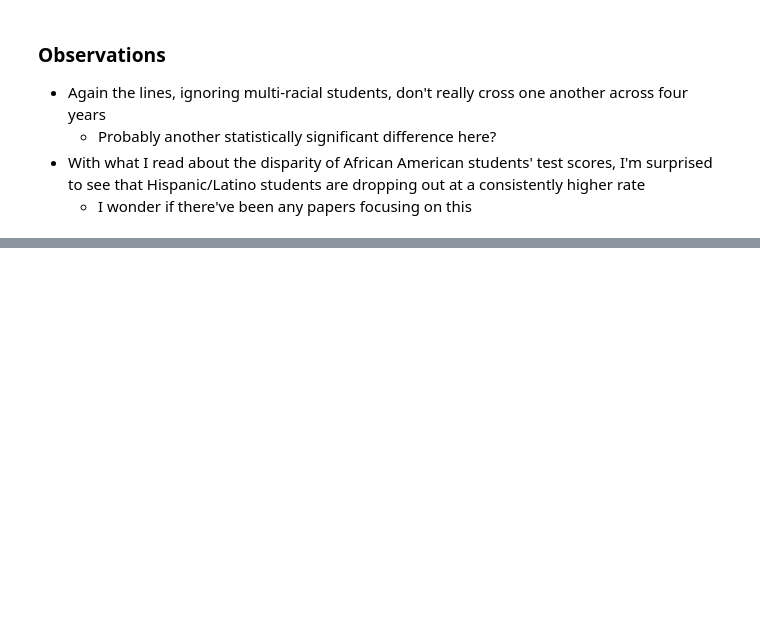
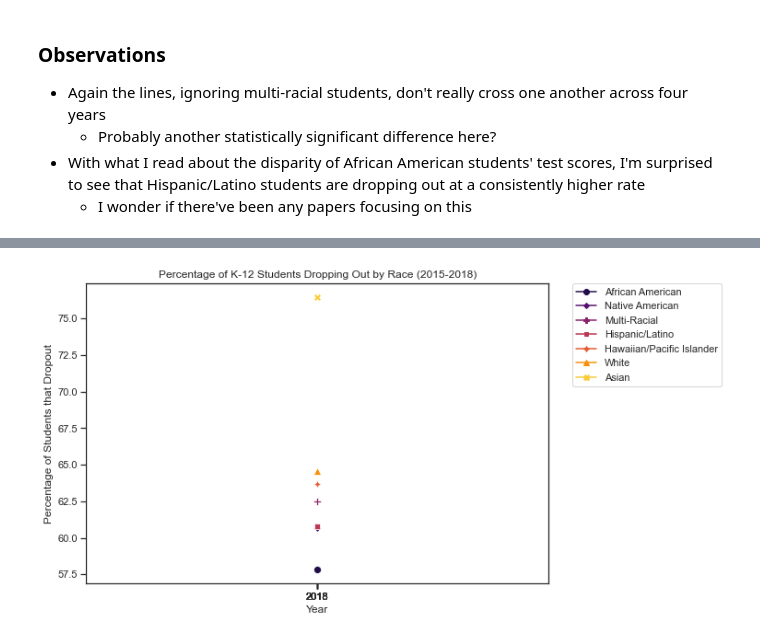
Before and after one commit to annapoliswu/CISC367_Midterm, a Jupyter notebook: messy-student-performance-analysis.ipynb, the cells around one changed output, grey strips where cells are left out. Cells and saved outputs as stored; diff of their text form; code cells hidden in the pictures; blank space fills up the shorter version.

```diff
--- a/messy-student-performance-analysis.ipynb
+++ b/messy-student-performance-analysis.ipynb
@@ -463,0 +584,25 @@ plt.show()
+# %%
+
+doOrder = ['Asian', 'White', 'Hispanic/Latino','Multi-Racial', 'Native American','African American']
+doOrderReversed = doOrder[::-1]
+
+ela_plot = sns.lineplot(x = 'SchoolYear',
+                        y = 'AvgPctOfTargetMet',
+                        data = growth_ela,
+                        hue = 'SubGroup',
+                        style = 'SubGroup',
+                        markers = True,
+                        dashes = False,
+                        markersize = 8,
+                        hue_order = plotOrderReversed,
+                        palette = 'inferno'
+                      )
+
+
+ela_plot.set_xticks(growth_ela['SchoolYear'].values)
+ela_plot.set(xlabel='Year', ylabel="Percentage of Students that Dropout", title="Percentage of K-12 Students Dropping Out by Race (2015-2018)")
+
+plt.legend(bbox_to_anchor=(1.05, 1), loc=2, borderaxespad=0)
+plt.show()
+# %% [output]
+[figure, added]
```
Also changed, not shown: parts of 15 cells of this notebook, 1 other file.
